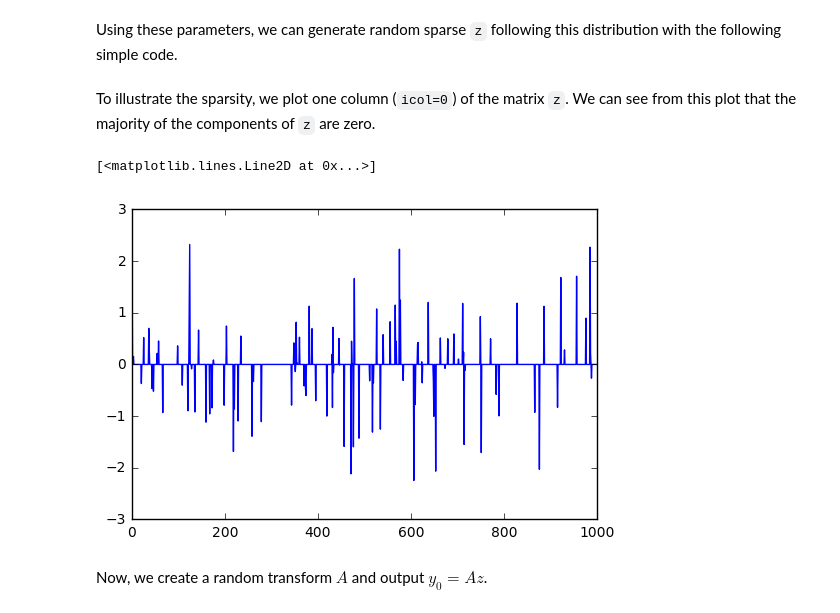
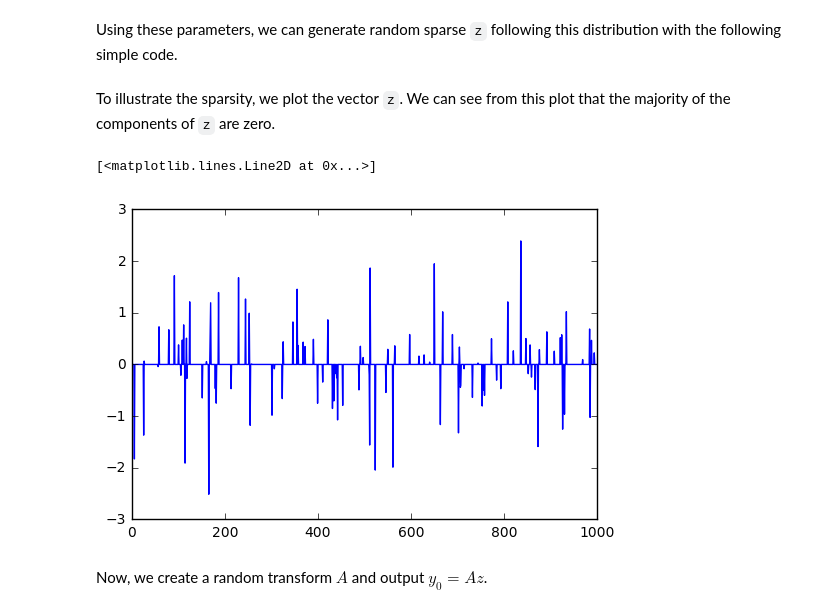
Before and after one commit to GAMPTeam/vampyre, a Jupyter notebook: demos/sparse/sparse_lin_inverse.ipynb, the cells around one changed output. Drawn from its saved outputs; the diff is of its cells as text; code cells hidden in the pictures.

```diff
--- a/demos/sparse/sparse_lin_inverse.ipynb
+++ b/demos/sparse/sparse_lin_inverse.ipynb
@@ -34,13 +34,12 @@ import matplotlib.pyplot as plt
 We begin by generating synthetic data $z$ and measurements $y$ that we will use to test the algorithms. First, we set the dimensions and the shapes of the vectors we wil use.
 # %%
 # Parameters
-ns = 10     # number of samples
-nz = 1000   # number of components of z per sample
-ny = 500    # number of measurements y per sample
+nz = 1000   # number of components of z
+ny = 500    # number of measurements y
 
 # Compute the shapes
-zshape = (nz,ns)   # Shape of z matrix
-yshape = (ny,ns)   # Shape of y matrix
+zshape = (nz,)   # Shape of z matrix
+yshape = (ny,)   # Shape of y matrix
 Ashape = (ny,nz)   # Shape of A matrix
 # %% [markdown]
 To generate the synthetic data for this demo, we use the following simple probabilistic model.  For the input $z$, we will use Bernouli-Gaussian (BG) distribution, a simple  model in sparse signal processing.  In the BG model, the components $z_i$ are i.i.d. where each component $z_i=0$ with probability $1-\rho$ and $z_i \sim {\mathcal N}(0,1)$ with probability $\rho$.  The parameter $\rho$ is called the *sparsity ratio* and represents the average number of non-zero components.  When $\rho$ is small, the vector $z$ is sparse.  The components on which $z_i$ are non-zero are called the *active* components.  We set the parameters below.  We also set the SNR for the measurements.
@@ -60,15 +56,13 @@ z1 = np.random.normal(zmean1, np.sqrt(zvar1), zshape)
 u = np.random.uniform(0, 1, zshape) < sparse_rat
 z = z1*u
 # %% [markdown]
-To illustrate the sparsity, we plot one column (`icol=0`) of the matrix `z`.  We can see from this plot that the majority of the components of `z` are zero.
+To illustrate the sparsity, we plot the vector `z`.  We can see from this plot that the majority of the components of `z` are zero.
 # %%
-icol = 0    # column of z to display
-zi = z[:,icol]
 ind = np.array(range(nz))
-plt.plot(ind,zi)
+plt.plot(ind,z)
 # %% [output]
 [<matplotlib.lines.Line2D at 0x...>]
-[figure, old version]
+[figure, new version]
 # %% [markdown]
 Now, we create a random transform $A$ and output $y_0 = Az$.
 # %%
```
Also changed, not shown: parts of 4 cells of this notebook, 13 other files.
